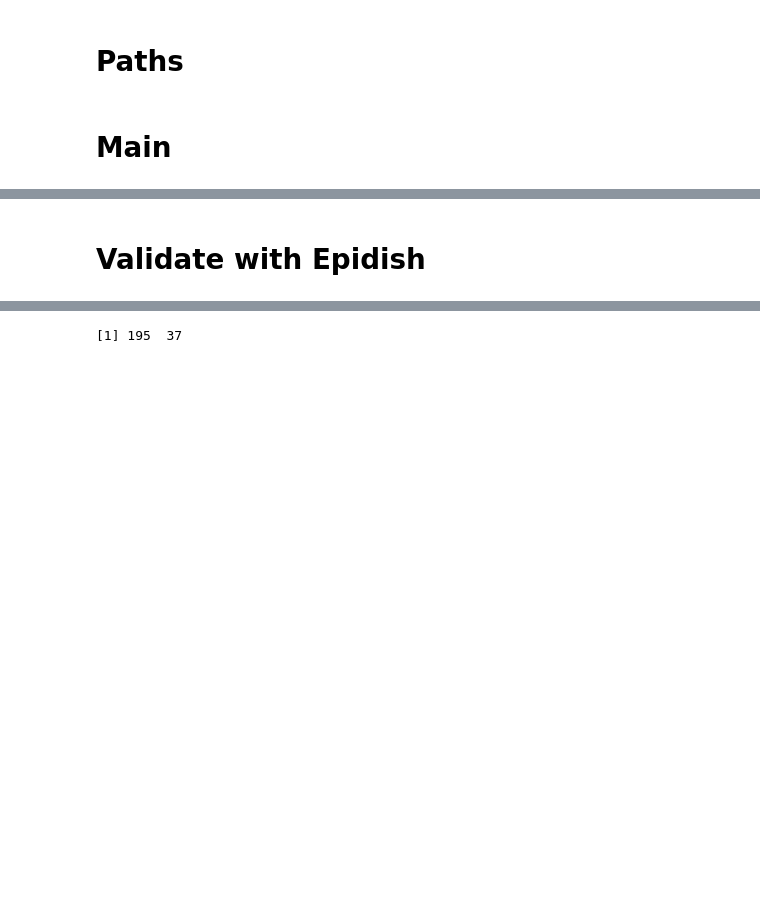
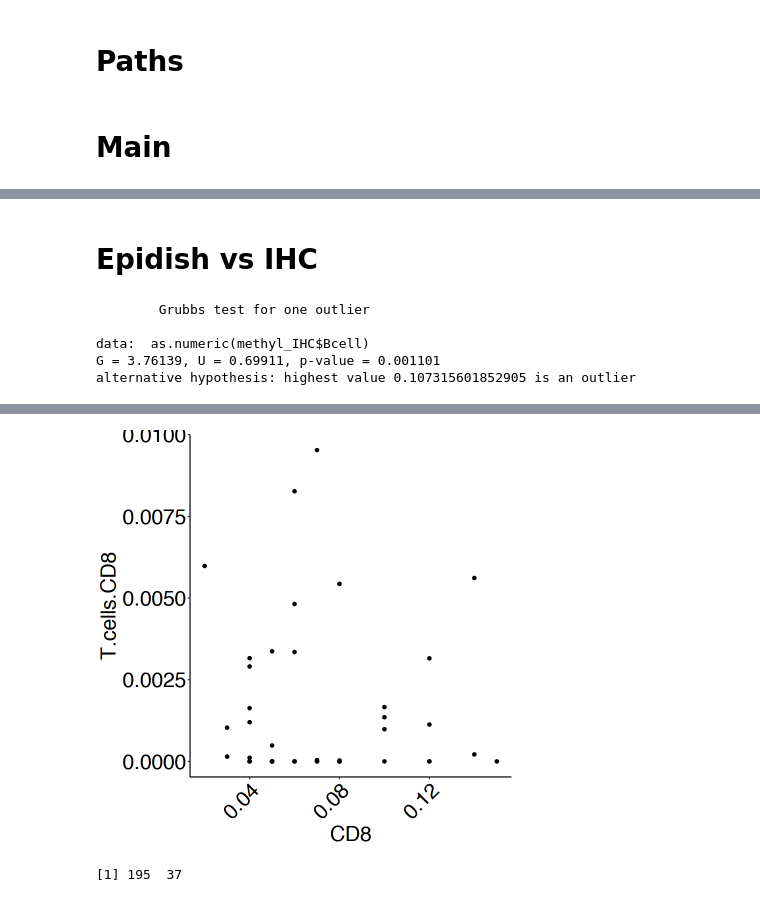
Before and after one commit to pughlab/immunogenomics_pedNST, a Jupyter notebook: notebooks/22_immune_clusters_epidish.ipynb, the cells around one changed output, grey strips where cells are left out. Saved outputs shown, nothing was run; the diff lists cells and outputs as text; code cells hidden in the pictures; blank space fills up the shorter version.

```diff
--- a/notebooks/22_immune_clusters_epidish.ipynb
+++ b/notebooks/22_immune_clusters_epidish.ipynb
@@ -57,4 +48,24 @@ table(metadata_IC$immune_cluster)
 # %%
 load( file = paste0(datapath, "TME_clusters/geneset_cc_norm.RData"))
 # %% [markdown]
-# Validate with Epidish
+# Epidish vs IHC
+# %%
+methyl_IHC <- xlsx::read.xlsx(file = paste0(datapath, "IHC/11032021_ImmPedCan_MB_ICGC_Burdenko_IHC.xlsx"), sheetIndex = 1)
+# %%
+outliers::grubbs.test(as.numeric(methyl_IHC$Bcell), type = 10)
+# %% [output]
+        Grubbs test for one outlier
+
+data:  as.numeric(methyl_IHC$Bcell)
+G = 3.76139, U = 0.69911, p-value = 0.001101
+alternative hypothesis: highest value 0.107315601852905 is an outlier
+# %%
+methyl_IHC$Methyl_CD8_z <- scale(as.numeric(methyl_IHC$Bcell))
+
+methyl_IHC$CD8_z <- scale(methyl_IHC$T.cells.CD8)
+# %%
+methyl_IHC$T.cells.CD8 <- as.numeric(methyl_IHC$T.cells.CD8)
+# %%
+ggplot(data = methyl_IHC, aes(x = CD8, y = T.cells.CD8)) +
+geom_point() + myplot + myaxis
+# %% [output]
@@ -61,3 +74,4 @@ load( file = paste0(datapath, "TME_clusters/geneset_cc_norm.RData"))
+[figure, added]
 # %%
 icgc <- metadata_IC[metadata_IC$group == "ICGC",]
 # %%
```
Also changed, not shown: parts of 19 cells of this notebook, 38 other files.
